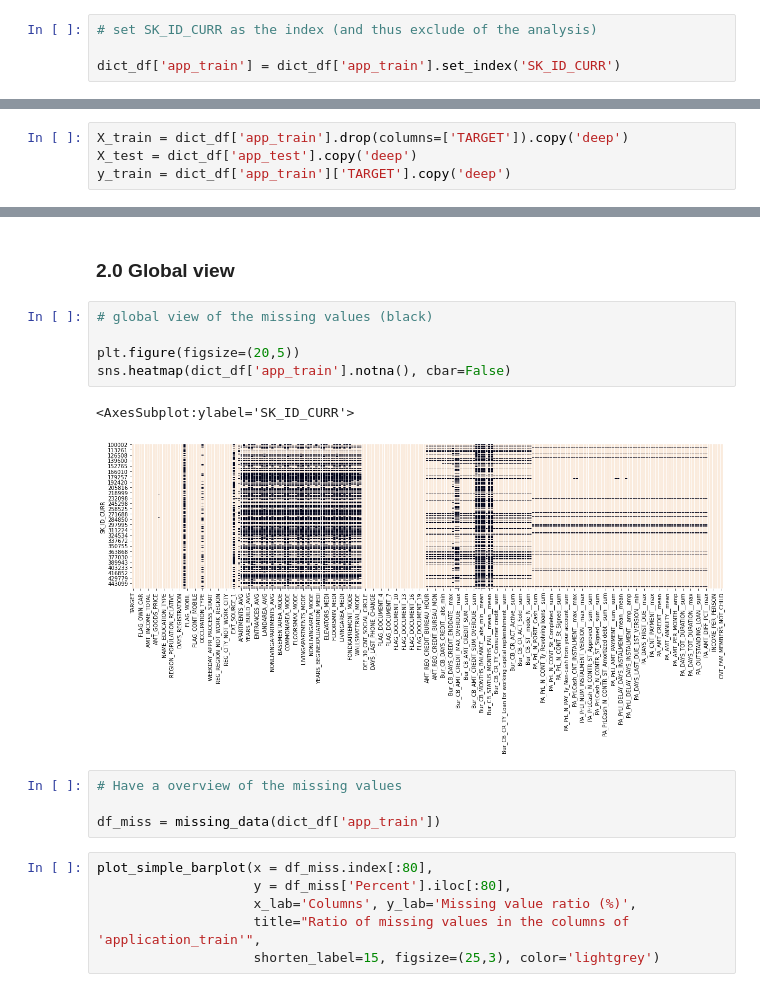
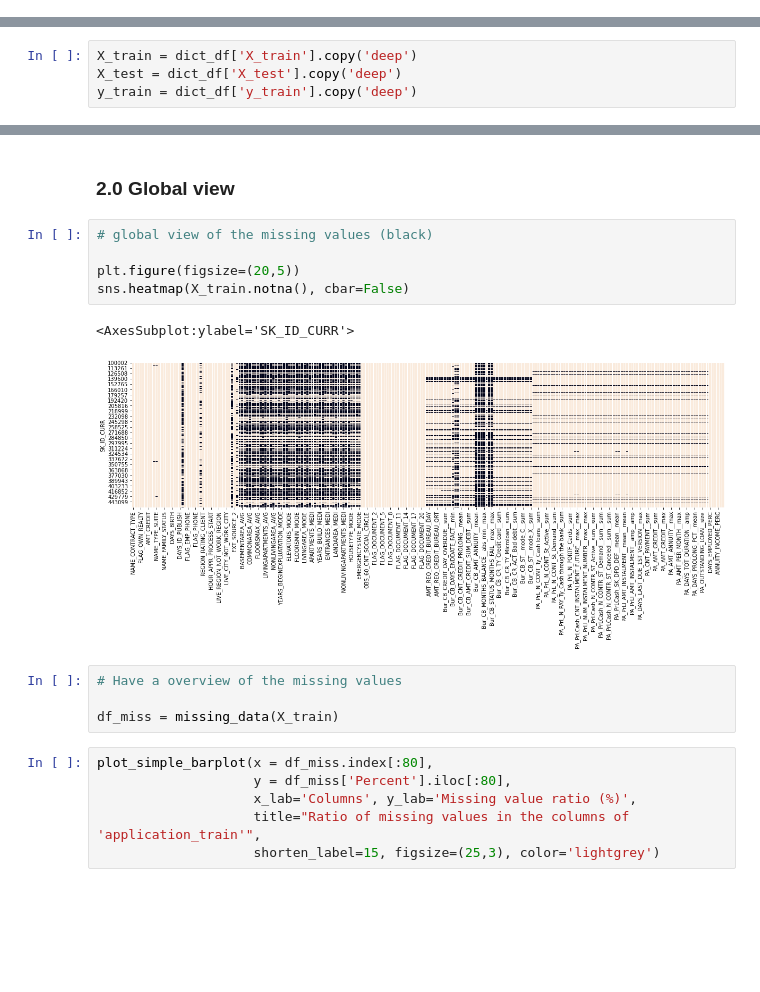
Before and after one commit to SmellyArmure/OC_DS_Project7, a Jupyter notebook: NOTEBOOKS/P7_03_Cleaning.ipynb, the cells around one changed output, grey strips where cells are left out. Saved outputs shown, nothing was run; the diff lists cells and outputs as text; blank space fills up the shorter version.

```diff
--- a/NOTEBOOKS/P7_03_Cleaning.ipynb
+++ b/NOTEBOOKS/P7_03_Cleaning.ipynb
@@ -83,7 +83,3 @@ import dill
 
 with open('..\PICKLES\dict_df_agg.pkl', 'rb') as file:
     dict_df = dill.load(file)
-# %%
-# set SK_ID_CURR as the index (and thus exclude of the analysis)
-
-dict_df['app_train'] = dict_df['app_train'].set_index('SK_ID_CURR')
@@ -90,7 +90,7 @@ dict_df['app_train'] = dict_df['app_train'].set_index('SK_ID_CURR')
 # %%
-X_train = dict_df['app_train'].drop(columns=['TARGET']).copy('deep')
-X_test = dict_df['app_test'].copy('deep')
-y_train = dict_df['app_train']['TARGET'].copy('deep')
+X_train = dict_df['X_train'].copy('deep')
+X_test = dict_df['X_test'].copy('deep')
+y_train = dict_df['y_train'].copy('deep')
 # %%
 #### Exploring values of the remaining columns
 
@@ -124,15 +147,15 @@ low_nunique = list(f64_low_nunique) + int_cols + list(cat_cols) + list(bin_cols)
 # %%
 # global view of the missing values (black)
 
 plt.figure(figsize=(20,5))
-sns.heatmap(dict_df['app_train'].notna(), cbar=False)
+sns.heatmap(X_train.notna(), cbar=False)
 # %% [output]
 <AxesSubplot:ylabel='SK_ID_CURR'>
-[figure, old version]
+[figure, new version]
 # %%
 # Have a overview of the missing values
 
-df_miss = missing_data(dict_df['app_train'])
+df_miss = missing_data(X_train)
 # %%
 plot_simple_barplot(x = df_miss.index[:80],
                     y = df_miss['Percent'].iloc[:80],
```
Also changed, not shown: parts of 36 cells of this notebook, 5 other files.
